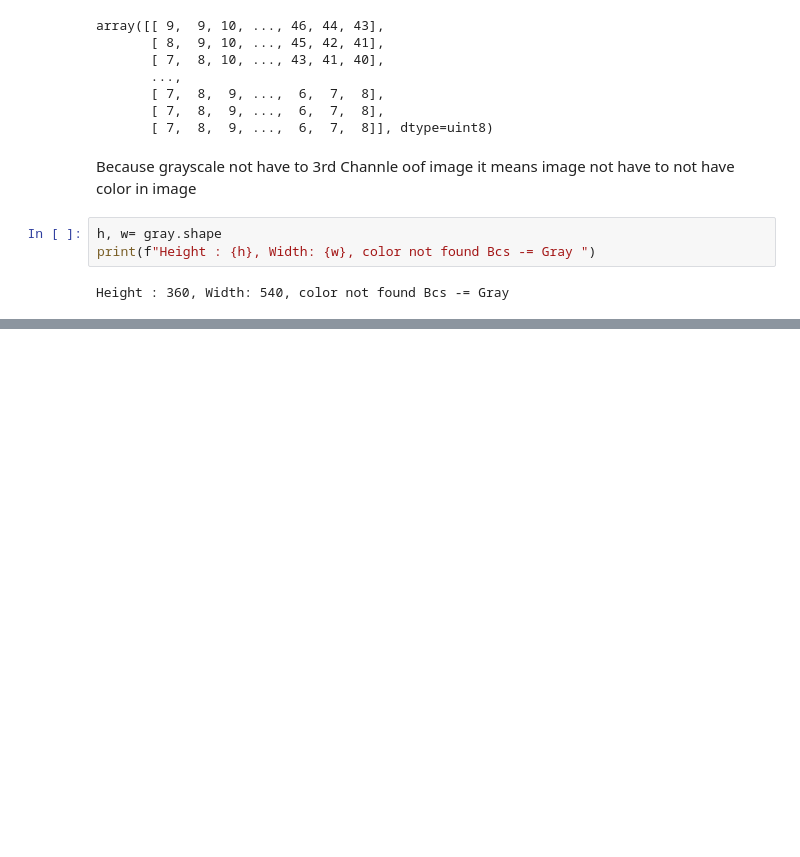
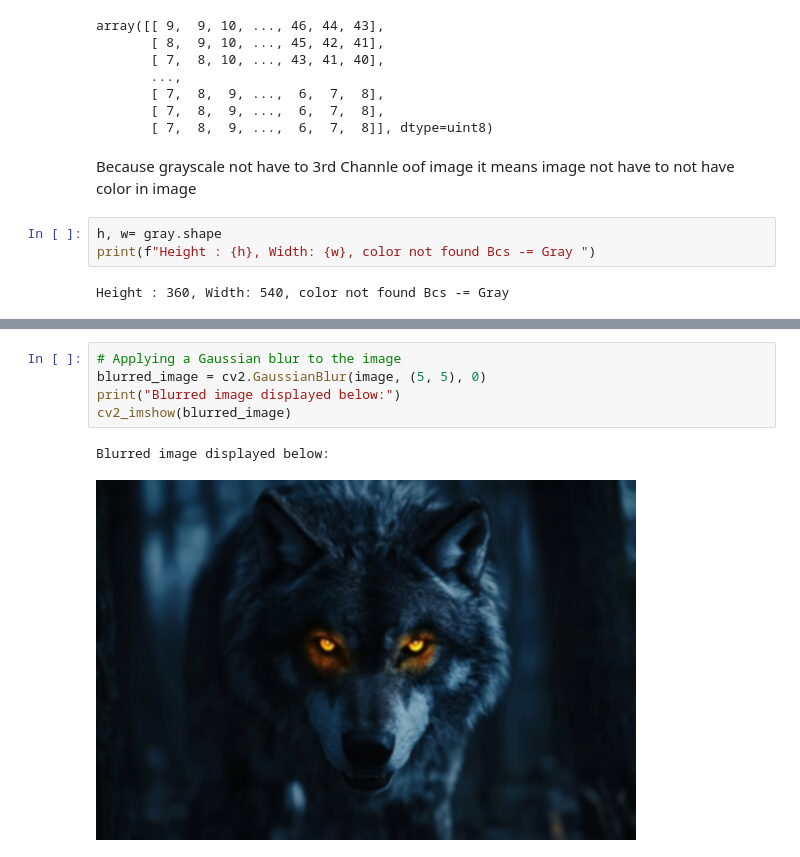
Before and after one commit to vaibhavjaybhaye09/AI_ML, a Jupyter notebook: OpenCv/OpenCv.ipynb, the cells around one changed output, grey strips where cells are left out. Saved outputs shown, nothing was run; the diff lists cells and outputs as text; blank space fills up the shorter version.

```diff
--- a/OpenCv/OpenCv.ipynb
+++ b/OpenCv/OpenCv.ipynb
@@ -45,0 +164,8 @@ Height : 360, Width: 540, color not found Bcs -= Gray
+# %%
+# Applying a Gaussian blur to the image
+blurred_image = cv2.GaussianBlur(image, (5, 5), 0)
+print("Blurred image displayed below:")
+cv2_imshow(blurred_image)
+# %% [output]
+Blurred image displayed below:
+[figure, added]
```
Also changed, not shown: parts of 28 cells of this notebook.
